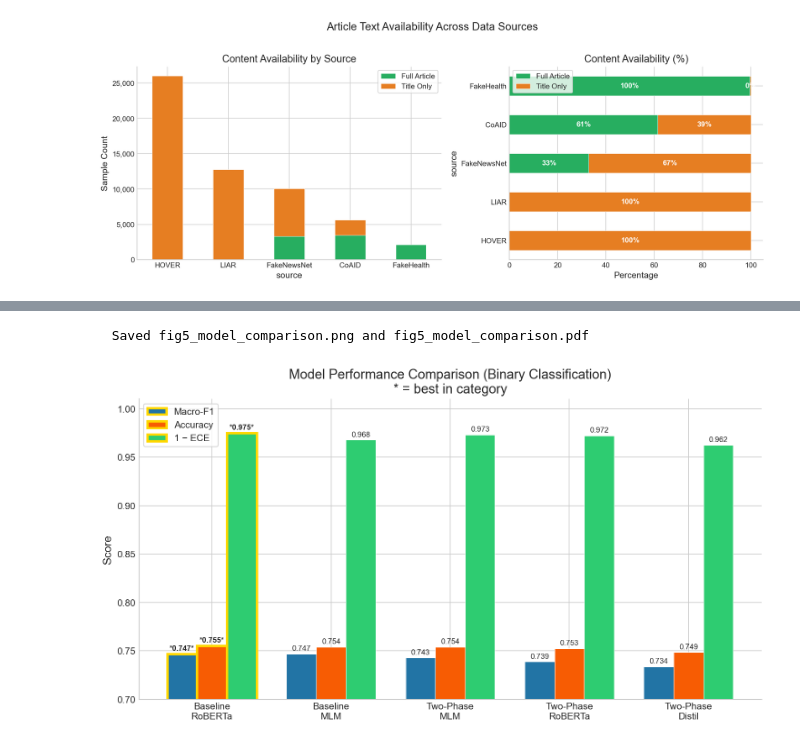
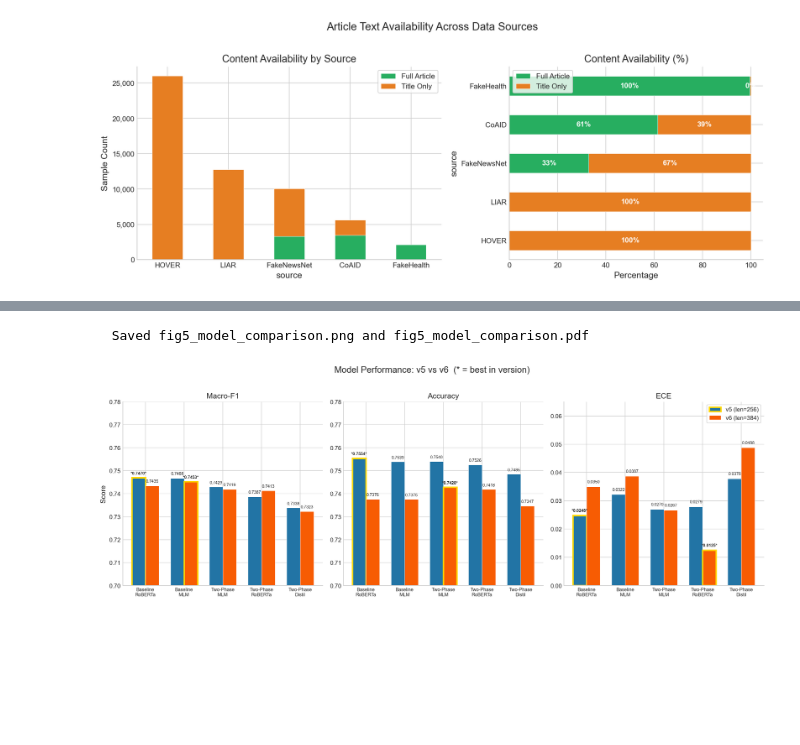
Before and after one commit to Western-Artificial-Intelligence/explainable-misinfo-ai, a Jupyter notebook: viz/paper_figures_executed.ipynb, the cells around one changed output, grey strips where cells are left out. Drawn from its saved outputs; the diff is of its cells as text; code cells hidden in the pictures; blank space fills up the shorter version.

```diff
--- a/viz/paper_figures_executed.ipynb
+++ b/viz/paper_figures_executed.ipynb
@@ -353,46 +370,63 @@ plt.show()
 # %%
-# Hardcoded from EXPERIMENTS.md v5 results
-results = pd.DataFrame({
-    "Model": ["Baseline\nRoBERTa", "Baseline\nMLM", "Two-Phase\nMLM", "Two-Phase\nRoBERTa", "Two-Phase\nDistil"],
-    "Macro-F1":  [0.7470, 0.7468, 0.7429, 0.7387, 0.7338],
-    "Accuracy":  [0.7554, 0.7539, 0.7540, 0.7526, 0.7485],
-    "1 − ECE":   [1 - 0.0248, 1 - 0.0322, 1 - 0.0270, 1 - 0.0279, 1 - 0.0378],
-})
+# v5 and v6 results from EXPERIMENTS.md
+model_names = ["Baseline\nRoBERTa", "Baseline\nMLM", "Two-Phase\nMLM", "Two-Phase\nRoBERTa", "Two-Phase\nDistil"]
 
-fig, ax = plt.subplots(figsize=(10, 5.5))
-x = np.arange(len(results))
-width = 0.25
-metric_names = ["Macro-F1", "Accuracy", "1 − ECE"]
+v5_f1  = [0.7470, 0.7468, 0.7429, 0.7387, 0.7338]
+v5_acc = [0.7554, 0.7539, 0.7540, 0.7526, 0.7485]
+v5_ece = [0.0248, 0.0322, 0.0270, 0.0279, 0.0378]
 
-for i, metric in enumerate(metric_names):
-    vals = results[metric]
-    best_idx = vals.idxmax()
-    bars = ax.bar(x + (i - 1) * width, vals, width,
-                  label=metric, color=METRIC_COLORS[metric],
-                  edgecolor="white", linewidth=0.5)
-    for j, bar in enumerate(bars):
-        is_best = (j == best_idx)
-        weight = "bold" if is_best else "normal"
-        label_text = f"{bar.get_height():.3f}"
-        if is_best:
-            label_text = f"*{label_text}*"
-            # Gold border on best bar
-            bar.set_edgecolor("#FFD700")
-            bar.set_linewidth(2.5)
-        ax.text(bar.get_x() + bar.get_width()/2, bar.get_height() + 0.002,
-                label_text, ha="center", va="bottom", fontsize=8, fontweight=weight)
+v6_f1  = [0.7435, 0.7453, 0.7419, 0.7413, 0.7323]
+v6_acc = [0.7376, 0.7375, 0.7428, 0.7418, 0.7347]
+v6_ece = [0.0350, 0.0387, 0.0267, 0.0125, 0.0488]
 
-ax.set_xticks(x)
-ax.set_xticklabels(results["Model"], fontsize=10)
-ax.set_ylabel("Score")
-ax.set_title("Model Performance Comparison (Binary Classification)\n* = best in category")
-ax.set_ylim(0.70, 1.01)
-ax.legend(frameon=True, fancybox=True)
+fig, (ax1, ax2, ax3) = plt.subplots(1, 3, figsize=(16, 5.5))
+x = np.arange(len(model_names))
+width = 0.35
+v5_color, v6_color = "#2274A5", "#F75C03"
 
+for ax, v5_vals, v6_vals, metric, lower_better in [
+    (ax1, v5_f1, v6_f1, "Macro-F1", False),
+    (ax2, v5_acc, v6_acc, "Accuracy", False),
+    (ax3, v5_ece, v6_ece, "ECE", True),
+]:
+    b1 = ax.bar(x - width/2, v5_vals, width, label="v5 (len=256)", color=v5_color,
+                edgecolor="white", linewidth=0.5)
+    b2 = ax.bar(x + width/2, v6_vals, width, label="v6 (len=384)", color=v6_color,
+                edgecolor="white", linewidth=0.5)
+
+    # Find best in each version
+    if lower_better:
+        best_v5, best_v6 = int(np.argmin(v5_vals)), int(np.argmin(v6_vals))
+    else:
+        best_v5, best_v6 = int(np.argmax(v5_vals)), int(np.argmax(v6_vals))
+
+    for j, (bar5, bar6) in enumerate(zip(b1, b2)):
+        for bar, is_best in [(bar5, j == best_v5), (bar6, j == best_v6)]:
+            txt = f"{bar.get_height():.4f}"
+            w = "bold" if is_best else "normal"
+            if is_best:
+                txt = f"*{txt}*"
+                bar.set_edgecolor("#FFD700")
+                bar.set_linewidth(2.5)
+            ax.text(bar.get_x() + bar.get_width()/2, bar.get_height() + 0.001,
+                    txt, ha="center", va="bottom", fontsize=7, fontweight=w)
+
+    ax.set_xticks(x)
+    ax.set_xticklabels(model_names, fontsize=8)
+    ax.set_title(metric, fontsize=13)
+
+    if metric == "ECE":
+        ax.set_ylim(0, 0.065)
+    else:
+        ax.set_ylim(0.70, 0.78)
+
+ax1.set_ylabel("Score")
+ax3.legend(frameon=True, fancybox=True, fontsize=10)
+fig.suptitle("Model Performance: v5 vs v6  (* = best in version)", fontsize=15, y=1.02)
 fig.tight_layout()
 save_fig(fig, "fig5_model_comparison")
 plt.show()
 # %% [output]
   Saved fig5_model_comparison.png and fig5_model_comparison.pdf
-[figure, old version]
+[figure, new version]
 # %% [markdown]
```
Also changed, not shown: parts of 10 cells of this notebook, 24 other files.
